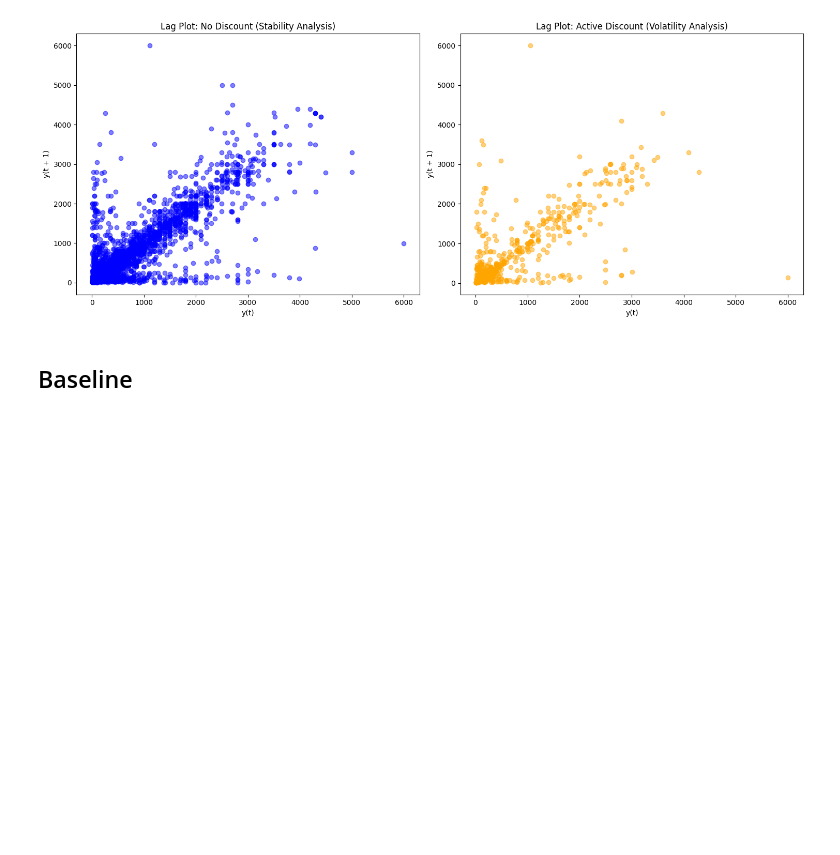
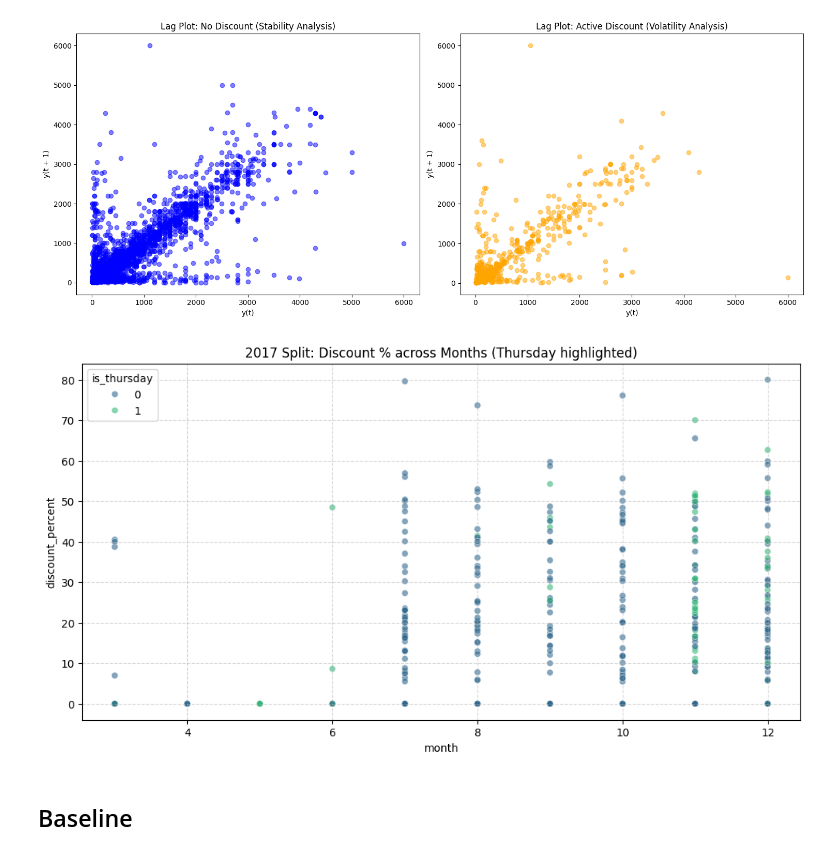
Before and after one commit to dealcatcher/jupyter-lab-models, a Jupyter notebook: arima.ipynb, the cells around one changed output. Drawn from its saved outputs; the diff is of its cells as text; code cells hidden in the pictures; blank space fills up the shorter version.

```diff
--- a/arima.ipynb
+++ b/arima.ipynb
@@ -202,5 +191,16 @@ plt.tight_layout()
 plt.show()
 # %% [output]
 [figure]
+# %%
+# Filter for 2017
+df_2017 = df[df['prices.dateSeen'].dt.year == 2017]
+
+plt.figure(figsize=(12, 6))
+sns.scatterplot(data=df_2017, x='month', y='discount_percent', hue='is_thursday', palette='viridis', alpha=0.6)
+plt.title('2017 Split: Discount % across Months (Thursday highlighted)')
+plt.grid(True, linestyle='--', alpha=0.5)
+plt.show()
+# %% [output]
+[figure, added]
 # %% [markdown]
 ## Baseline
```
Also changed, not shown: parts of 5 cells of this notebook.
